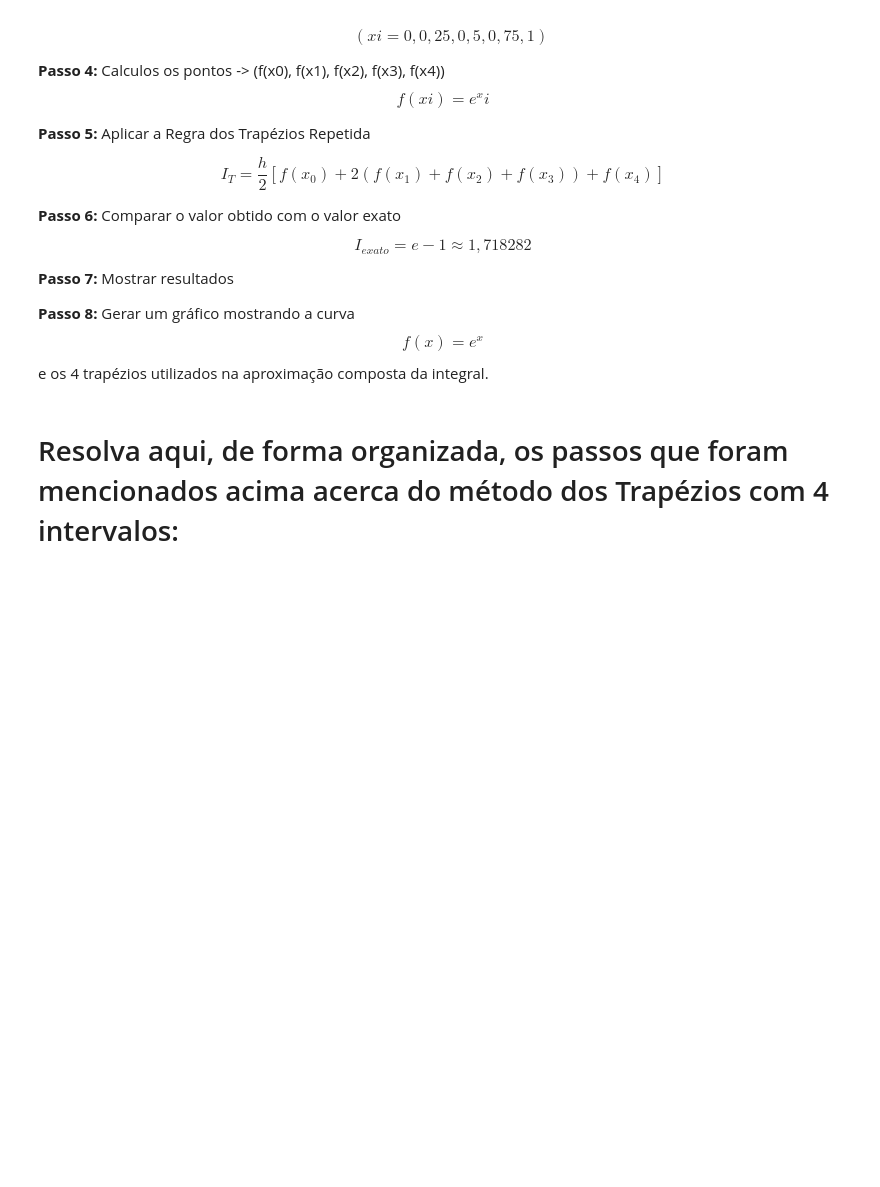
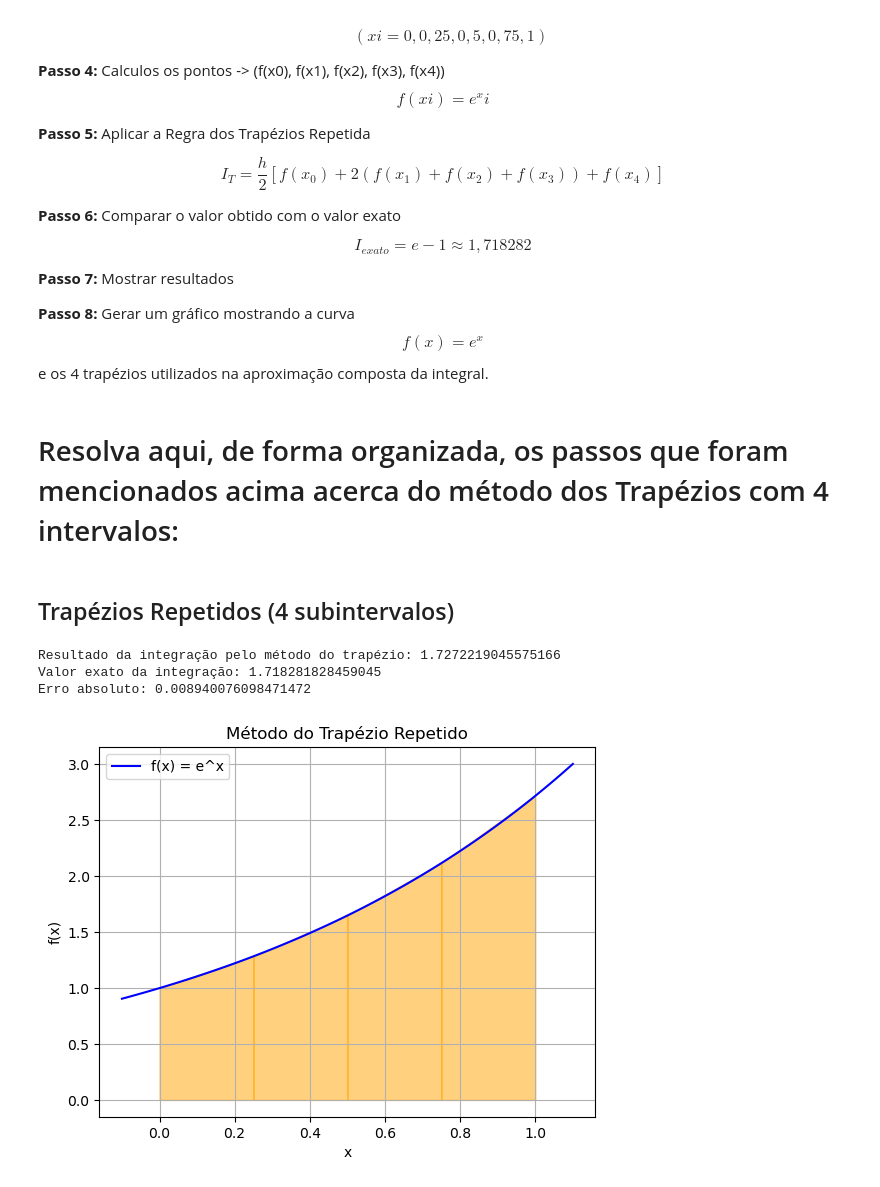
Before and after one commit to F-Loschi/calculo-numerico, a Jupyter notebook: ATV_10_Felipe_Silva_Loschi.ipynb, the cells around one changed output. Saved outputs shown, nothing was run; the diff lists cells and outputs as text; code cells hidden in the pictures; blank space fills up the shorter version.

```diff
--- a/ATV_10_Felipe_Silva_Loschi.ipynb
+++ b/ATV_10_Felipe_Silva_Loschi.ipynb
@@ -189,0 +196,13 @@ $$
+# %% [markdown]
+## Trapézios Repetidos (4 subintervalos)
+# %%
+# Passo 1 - Definir número de subintervalos
+# n = ...
+n = 4
+# %%
+# Passo 2 - Calcular h
+# h = ...
+h = (b - a) / n
+# %%
+# Passo 3 - Obter os pontos xi de integracao
+x_points = [a + i * h for i in range(n + 1)]
@@ -189,0 +221,28 @@ $$
+# %%
+# Passo 7 - Mostrar resultados
+# print(...)
+print(f"Resultado da integração pelo método do trapézio: {IT_rep}")
+print(f"Valor exato da integração: {I_exato}")
+print(f"Erro absoluto: {erro}")
+# %% [output]
+Resultado da integração pelo método do trapézio: 1.7272219045575166
+Valor exato da integração: 1.718281828459045
+Erro absoluto: 0.008940076098471472
+# %%
+#Passo 8
+#plt.plot() para a curva laço for com o uso da funcao plt.fill_between() para desenhar cada trapezio
+x = np.linspace(a - 0.1, b + 0.1, 100)
+y = funcao(x)
+plt.plot(x, y, label='f(x) = e^x', color='blue')
+for i in range(n):
+    x0 = x_points[i]
+    x1 = x_points[i + 1]
+    plt.fill_between([x0, x1], [funcao(x0), funcao(x1)], color='orange', alpha=0.5)
+plt.title('Método do Trapézio Repetido')
+plt.xlabel('x')
+plt.ylabel('f(x)')
+plt.legend()
+plt.grid()
+plt.show()
+# %% [output]
+[figure, added]
```
Also changed, not shown: parts of 13 cells of this notebook.
